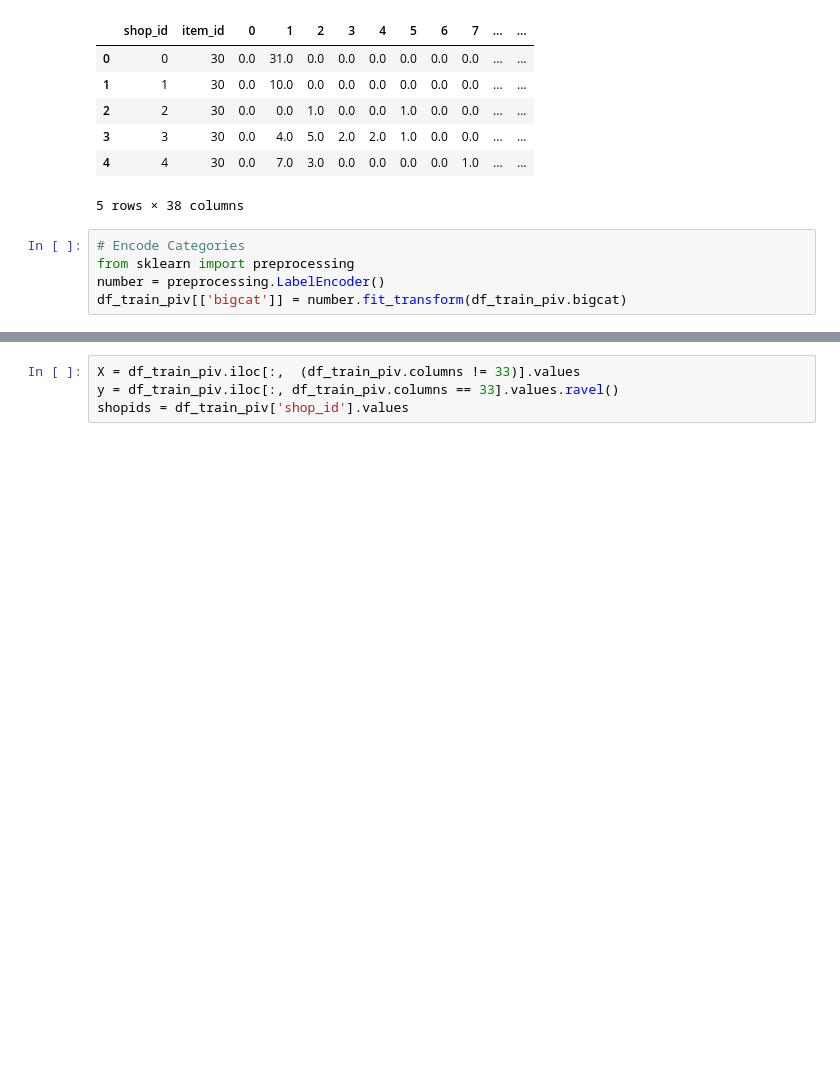
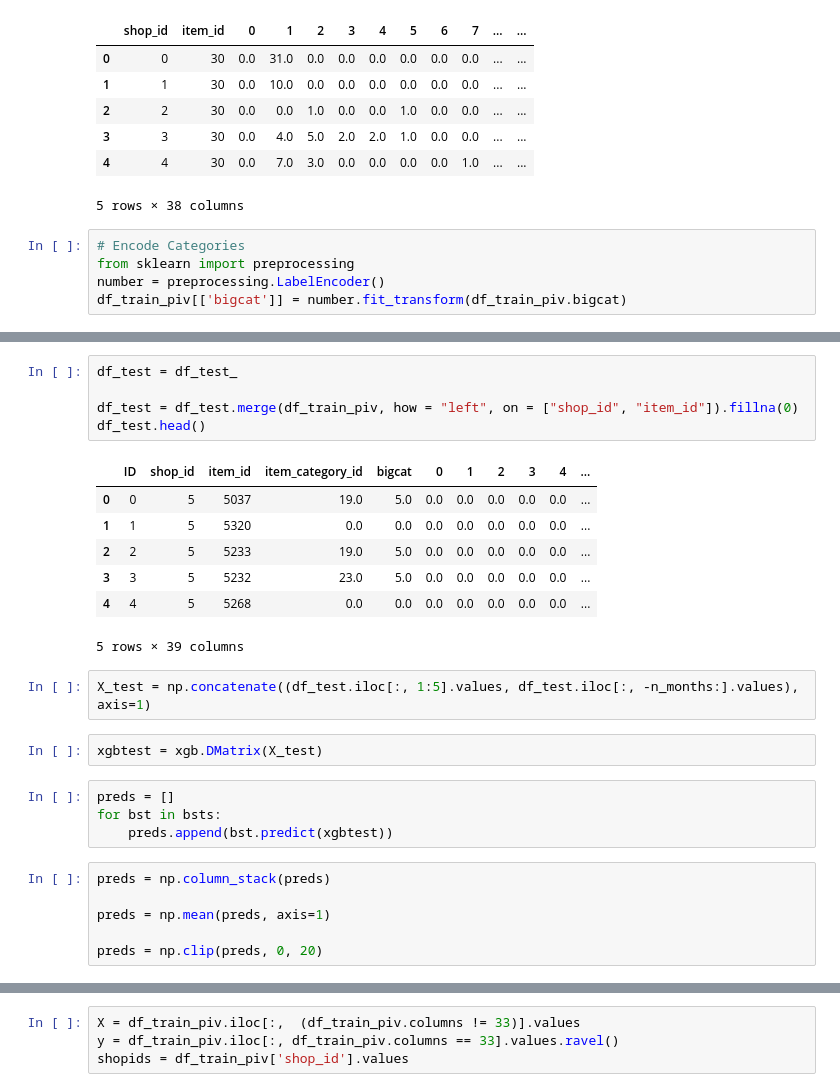
Before and after one commit to GatzZ/competitive-data-science-final-project, a Jupyter notebook: Main.ipynb, the cells around one changed output, grey strips where cells are left out. Saved outputs shown, nothing was run; the diff lists cells and outputs as text; blank space fills up the shorter version.

```diff
--- a/Main.ipynb
+++ b/Main.ipynb
@@ -86,0 +290,27 @@ df_train_piv.head()
+# %%
+df_test = df_test_
+
+df_test = df_test.merge(df_train_piv, how = "left", on = ["shop_id", "item_id"]).fillna(0)
+df_test.head()
+# %% [output]
+|  | ID | shop_id | item_id | item_category_id | bigcat | 0 | 1 | 2 | 3 | 4 | ... |
+| 0 | 0 | 5 | 5037 | 19.0 | 5.0 | 0.0 | 0.0 | 0.0 | 0.0 | 0.0 | ... |
+| 1 | 1 | 5 | 5320 | 0.0 | 0.0 | 0.0 | 0.0 | 0.0 | 0.0 | 0.0 | ... |
+| 2 | 2 | 5 | 5233 | 19.0 | 5.0 | 0.0 | 0.0 | 0.0 | 0.0 | 0.0 | ... |
+| 3 | 3 | 5 | 5232 | 23.0 | 5.0 | 0.0 | 0.0 | 0.0 | 0.0 | 0.0 | ... |
+| 4 | 4 | 5 | 5268 | 0.0 | 0.0 | 0.0 | 0.0 | 0.0 | 0.0 | 0.0 | ... |
+5 rows × 39 columns
+# %%
+X_test = np.concatenate((df_test.iloc[:, 1:5].values, df_test.iloc[:, -n_months:].values), axis=1)
+# %%
+xgbtest = xgb.DMatrix(X_test)
+# %%
+preds = []
+for bst in bsts:
+    preds.append(bst.predict(xgbtest))
+# %%
+preds = np.column_stack(preds)
+
+preds = np.mean(preds, axis=1)
+
+preds = np.clip(preds, 0, 20)
```
Also changed, not shown: parts of 30 cells of this notebook.
